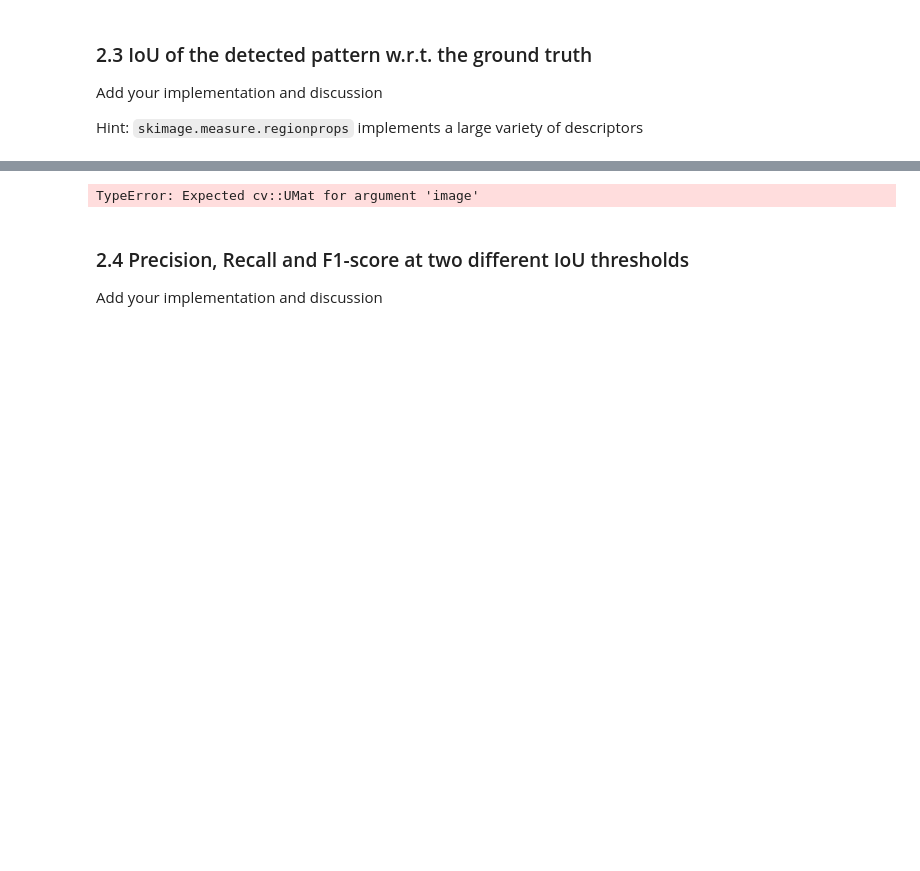
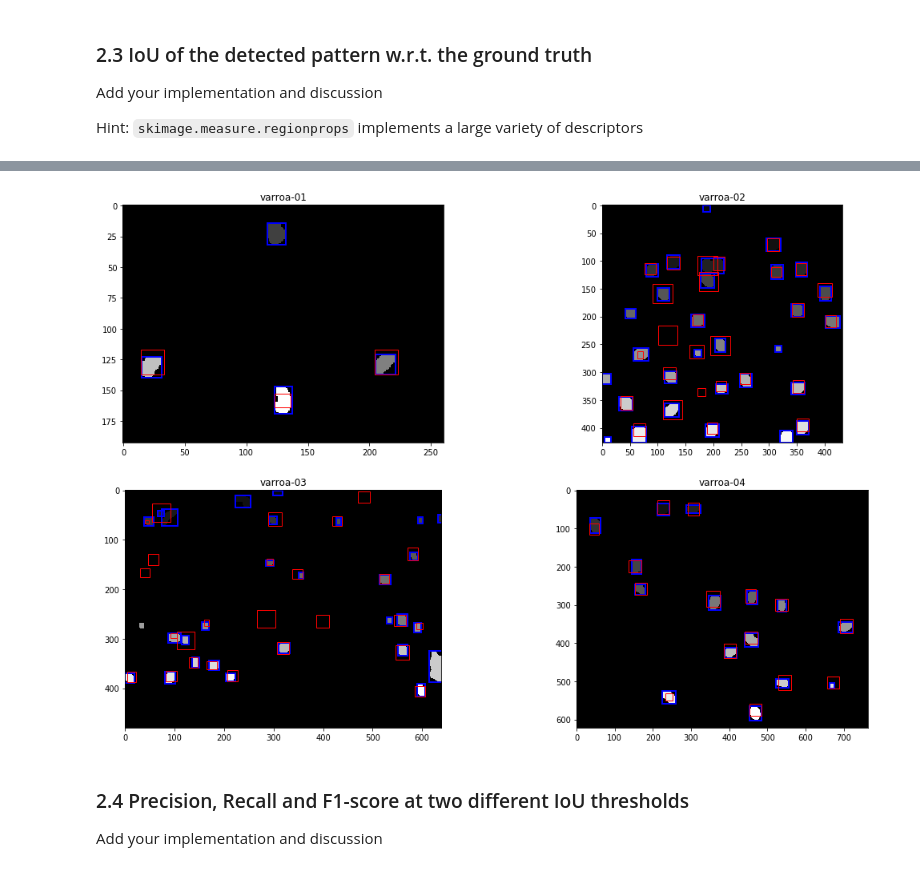
Before and after one commit to nicospbr/iapr-2019, a Jupyter notebook: labs/lab_01_segmentation.ipynb, the cells around one changed output, grey strips where cells are left out. Saved outputs shown, nothing was run; the diff lists cells and outputs as text; code cells hidden in the pictures; blank space fills up the shorter version.

Commit message:
Boundig boxes comparison

```diff
--- a/labs/lab_01_segmentation.ipynb
+++ b/labs/lab_01_segmentation.ipynb
@@ -601,5 +590,0 @@ cv2.findContours?
-# %%
-contours, hierarchy = cv2.findContours(a,\
-                                       cv2.RETR_TREE,cv2.CHAIN_APPROX_SIMPLE)
-# %% [output]
-TypeError: Expected cv::UMat for argument 'image'
@@ -608,3 +591,38 @@ cv2.threshold?
+# %%
+def create_bounding_boxes(image):
+    '''
+    Returns bounding boxes from labeled image
+    '''
+    rect = []
+    for region in regionprops(image):
+        # take regions with large enough areas
+        if region.area >= 100:
+            # draw rectangle around segmented coins
+            minr, minc, maxr, maxc = region.bbox
+            rect.append(patches.Rectangle((minc, minr), maxc - minc, maxr - minr,
+                                      fill=False, edgecolor='b', linewidth=2))
+    return rect
+# %%
+rectangles_img = []
+for image in labels_img:
+    rectangles_img.append(create_bounding_boxes(image[0].copy()))
+# %%
+fig, axes = plt.subplots(2, 2, figsize=(18, 12))
+
+
+for image, ax, rectangles, annotations, nm in zip(labels_img, axes.ravel(), rectangles_img, annotations_xmls, im_names):
+    ax.imshow(image[0], cmap = 'gray')
+    for rect in rectangles:
+        ax.add_patch(rect)
+    for anno in annotations:
+        rect = patches.Rectangle((anno['bbox'][0], anno['bbox'][1]), anno['bbox'][2], anno['bbox'][3],
+                linewidth=1,edgecolor='r',facecolor='none')
+        ax.add_patch(rect)
+    ax.set_title(nm)
+
+plt.show()
+# %% [output]
+[figure, added]
 # %% [markdown]
 ### 2.4 Precision, Recall and F1-score at two different IoU thresholds
 
```
Also changed, not shown: parts of 8 cells of this notebook.
